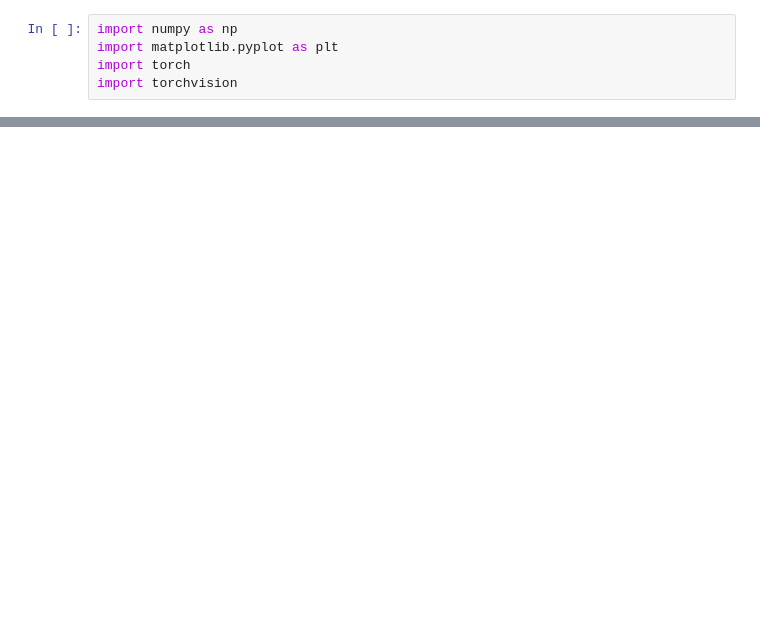
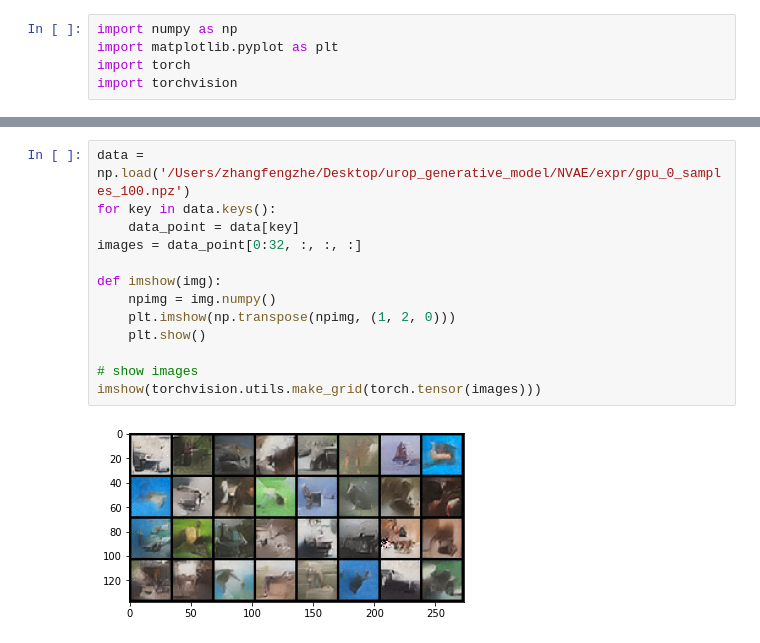
Before and after one commit to fz920/NVAE, a Jupyter notebook: visualize_data.ipynb, the cells around one changed output, grey strips where cells are left out. Cells and saved outputs as stored; diff of their text form; blank space fills up the shorter version.

```diff
--- a/visualize_data.ipynb
+++ b/visualize_data.ipynb
@@ -37,0 +38,15 @@ imshow(torchvision.utils.make_grid(torch.tensor(images)))
+# %%
+data = np.load('/Users/zhangfengzhe/Desktop/urop_generative_model/NVAE/expr/gpu_0_samples_100.npz')
+for key in data.keys():
+    data_point = data[key]
+images = data_point[0:32, :, :, :]
+
+def imshow(img):
+    npimg = img.numpy()
+    plt.imshow(np.transpose(npimg, (1, 2, 0)))
+    plt.show()
+
+# show images
+imshow(torchvision.utils.make_grid(torch.tensor(images)))
+# %% [output]
+[figure, added]
```
Also changed, not shown: parts of 2 cells of this notebook, 1 other file.
